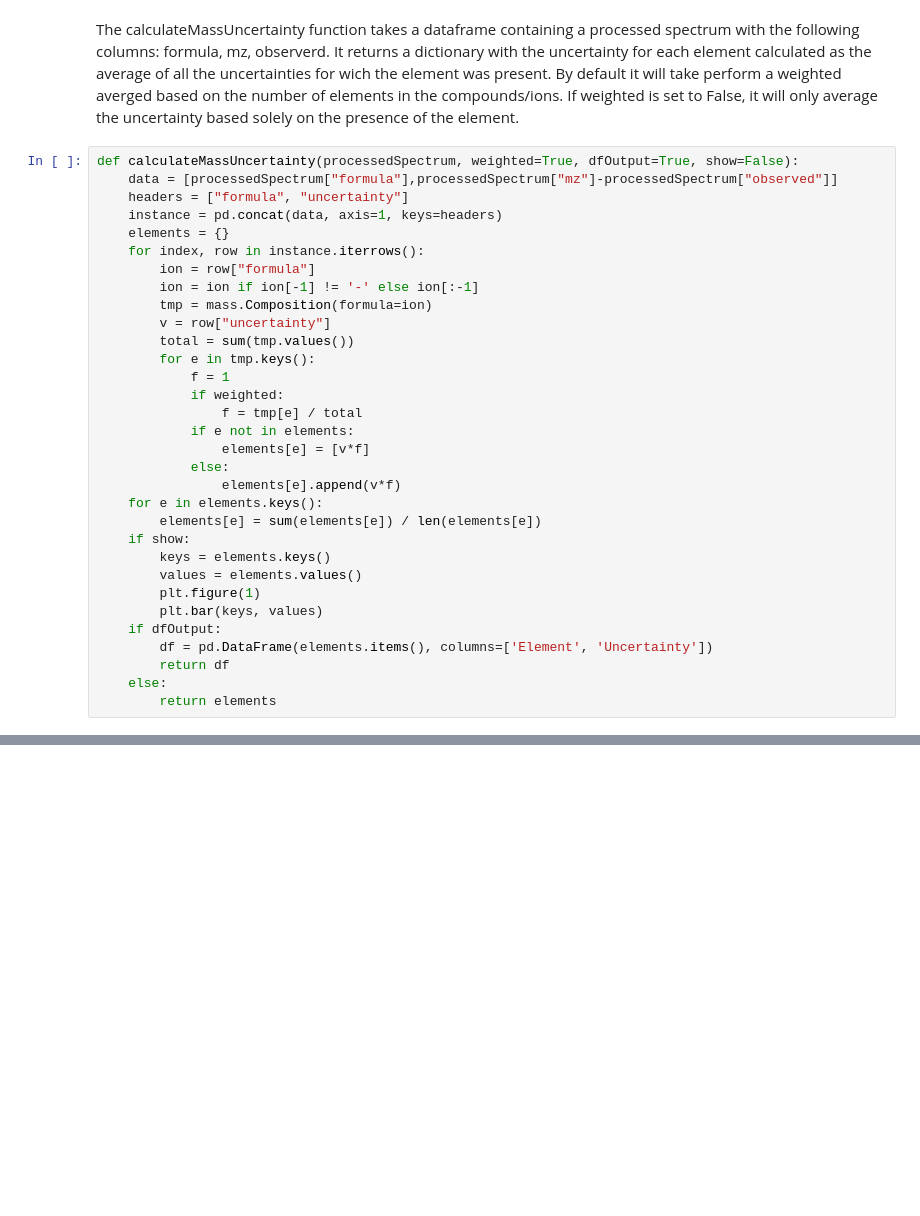
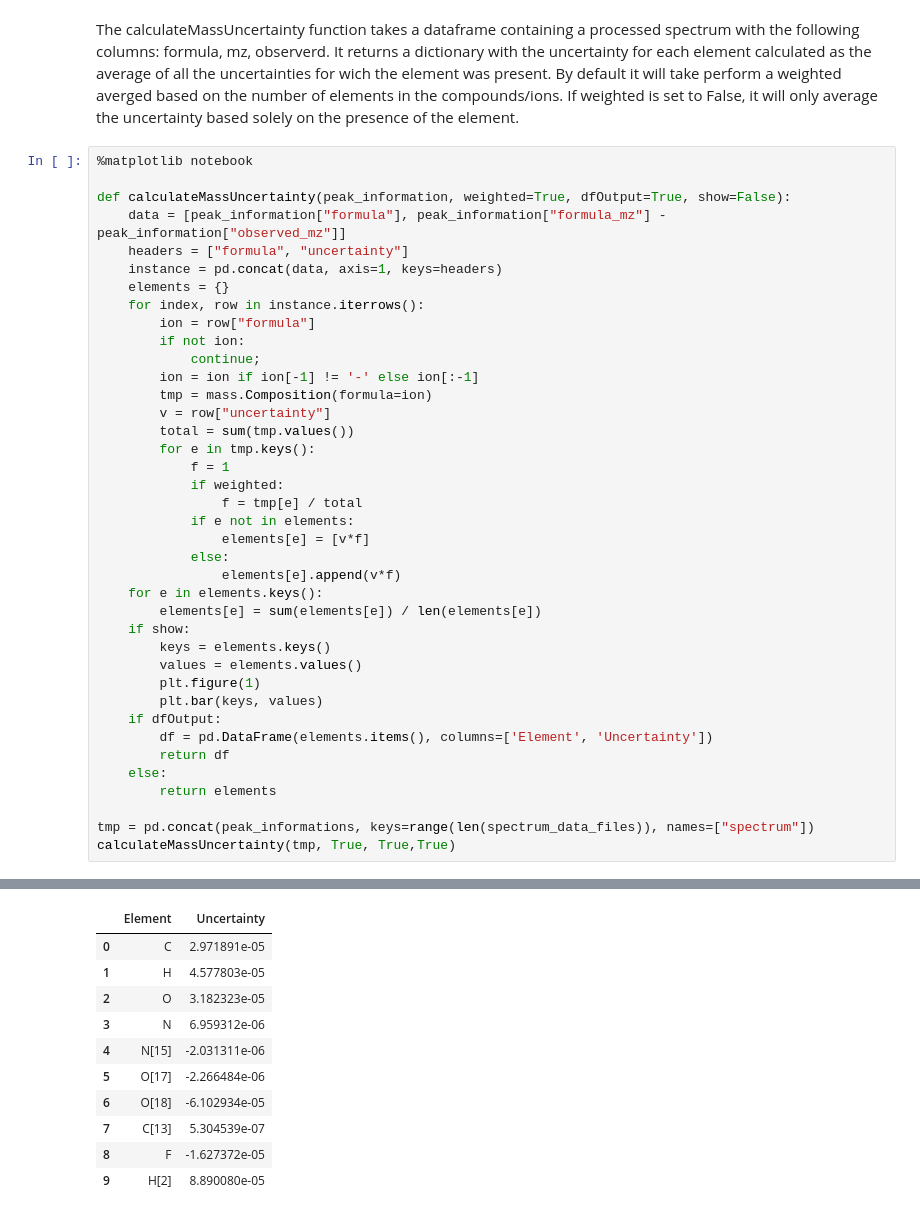
Before and after one commit to jokinen77/DataScienceProject1-Orbitrap, a Jupyter notebook: DataScienceProject1.ipynb, the cells around one changed output, grey strips where cells are left out. Drawn from its saved outputs; the diff is of its cells as text; blank space fills up the shorter version.

```diff
--- a/DataScienceProject1.ipynb
+++ b/DataScienceProject1.ipynb
@@ -217,13 +277,17 @@ It returns a dictionary with the uncertainty for each element calculated as the
 By default it will take perform a weighted averged based on the number of elements in the compounds/ions.
 If weighted is set to False, it will only average the uncertainty based solely on the presence of the element.
 # %%
-def calculateMassUncertainty(processedSpectrum, weighted=True, dfOutput=True, show=False):
-    data = [processedSpectrum["formula"],processedSpectrum["mz"]-processedSpectrum["observed"]]
+%matplotlib notebook
+
+def calculateMassUncertainty(peak_information, weighted=True, dfOutput=True, show=False):
+    data = [peak_information["formula"], peak_information["formula_mz"] - peak_information["observed_mz"]]
     headers = ["formula", "uncertainty"]
     instance = pd.concat(data, axis=1, keys=headers)
     elements = {}
     for index, row in instance.iterrows():
         ion = row["formula"]
+        if not ion:
+            continue;
         ion = ion if ion[-1] != '-' else ion[:-1]
         tmp = mass.Composition(formula=ion)
         v = row["uncertainty"]
@@ -248,3 +312,7 @@ def calculateMassUncertainty(processedSpectrum, weighted=True, dfOutput=True, sh
         return df
     else:
         return elements
+
+tmp = pd.concat(peak_informations, keys=range(len(spectrum_data_files)), names=["spectrum"])
+calculateMassUncertainty(tmp, True, True,True)
+# %% [output]
@@ -250,0 +321,11 @@ def calculateMassUncertainty(processedSpectrum, weighted=True, dfOutput=True, sh
+|  | Element | Uncertainty |
+| 0 | C | 2.971891e-05 |
+| 1 | H | 4.577803e-05 |
+| 2 | O | 3.182323e-05 |
+| 3 | N | 6.959312e-06 |
+| 4 | N[15] | -2.031311e-06 |
+| 5 | O[17] | -2.266484e-06 |
+| 6 | O[18] | -6.102934e-05 |
+| 7 | C[13] | 5.304539e-07 |
+| 8 | F | -1.627372e-05 |
+| 9 | H[2] | 8.890080e-05 |
```
Also changed, not shown: parts of 10 cells of this notebook.
